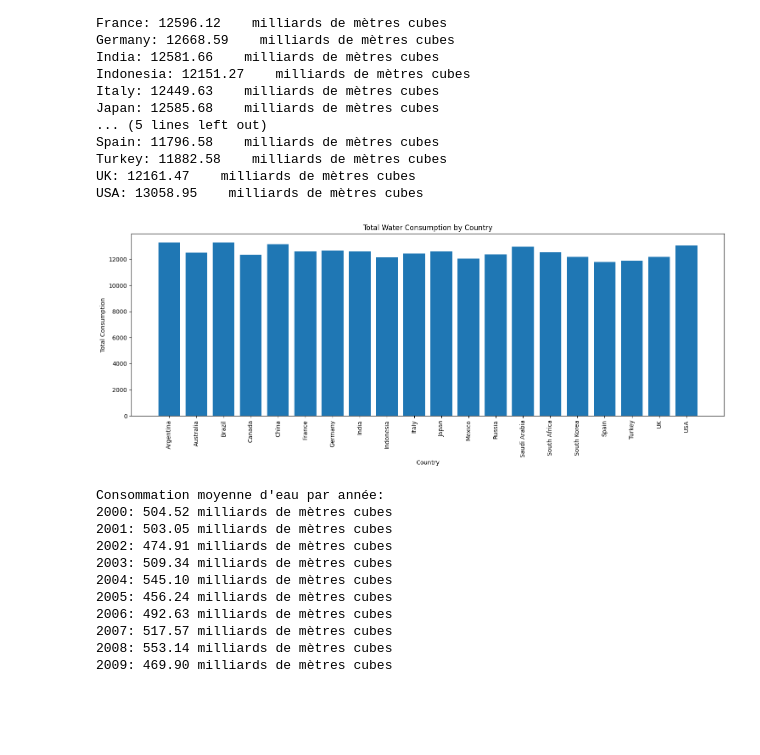
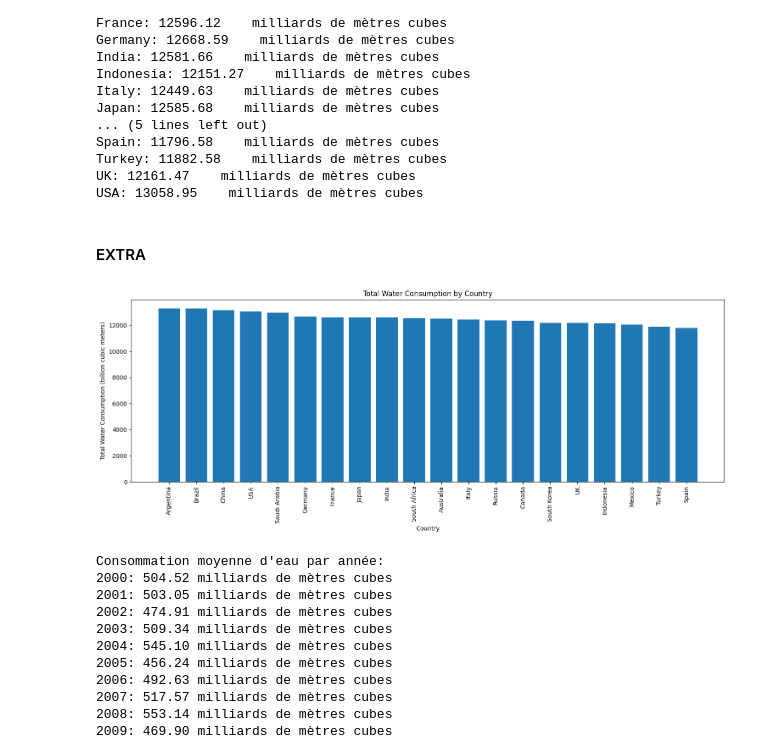
Before and after one commit to laabidihamza/global-water-consumption-with-spark, a Jupyter notebook: water_consumption.ipynb, the cells around one changed output. Drawn from its saved outputs; the diff is of its cells as text; code cells hidden in the pictures; blank space fills up the shorter version.

```diff
--- a/water_consumption.ipynb
+++ b/water_consumption.ipynb
@@ -49,6 +1,5 @@ Index(['Country', 'Year', 'Water Consumption',
 # %%
-# dataset_path = "/content/drive/MyDrive/Datasets/cleaned_global_water_consumption.csv"
-dataset_path = "cleaned_global_water_consumption.csv"
+dataset_path = "/content/drive/MyDrive/Datasets/cleaned_global_water_consumption.csv"
 # %%
 from google.colab import drive
 drive.mount('/content/drive')
@@ -227,25 +175,27 @@ Spain: 11796.58    milliards de mètres cubes
 Turkey: 11882.58    milliards de mètres cubes
 UK: 12161.47    milliards de mètres cubes
 USA: 13058.95    milliards de mètres cubes
+# %% [markdown]
+#### EXTRA
 # %%
-# prompt: i want to generate code for a bar plot for total consimption by country
+# Convert the RDD to a Pandas DataFrame for easier plotting
+rdd_sorted_list = rdd_sorted.collect()
+df_sorted = pd.DataFrame(rdd_sorted_list, columns=['Country', 'Total Consumption'])
 
-import matplotlib.pyplot as plt
-
-# Convert the RDD to a Pandas DataFrame for easier plotting
-df_total_by_country = rdd_sorted.toDF(["country", "total_consumption"]).toPandas()
+# Sort the DataFrame by total consumption in descending order
+df_sorted = df_sorted.sort_values('Total Consumption', ascending=False)
 
 # Create the bar plot
-plt.figure(figsize=(15, 6))
-plt.bar(df_total_by_country["country"], df_total_by_country["total_consumption"])
+plt.figure(figsize=(15, 6))  # Adjust figure size for better readability
+plt.bar(df_sorted['Country'], df_sorted['Total Consumption'])
 plt.xlabel("Country")
-plt.ylabel("Total Consumption")
+plt.ylabel("Total Water Consumption (billion cubic meters)")
 plt.title("Total Water Consumption by Country")
 plt.xticks(rotation=90)  # Rotate x-axis labels for better readability
-plt.tight_layout()  # Adjust layout to prevent labels from overlapping
+plt.tight_layout() # Adjust layout to prevent labels from overlapping
 plt.show()
 # %% [output]
-[figure, old version]
+[figure, new version]
 # %%
 # Tendance de consommation d'eau par année
 rdd_year_consumption = rdd_filtered.map(lambda x: (x[1], (x[2], 1)))
```
Also changed, not shown: parts of 32 cells of this notebook, 4 other files.
